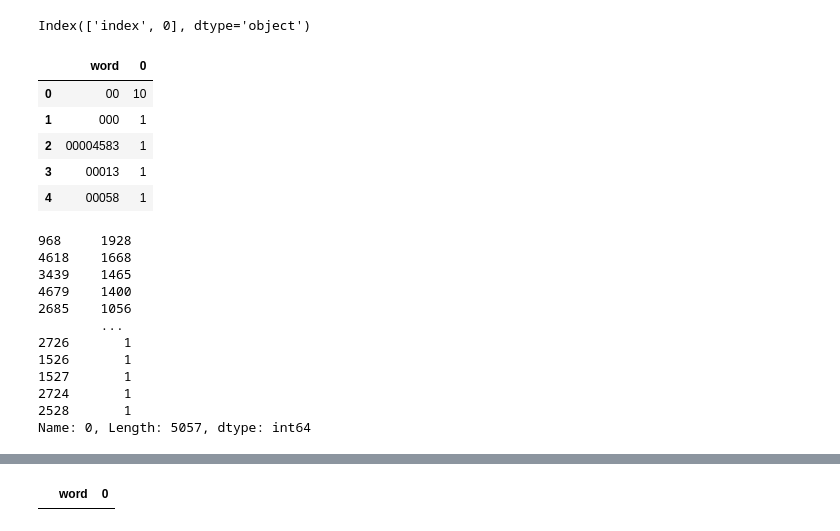
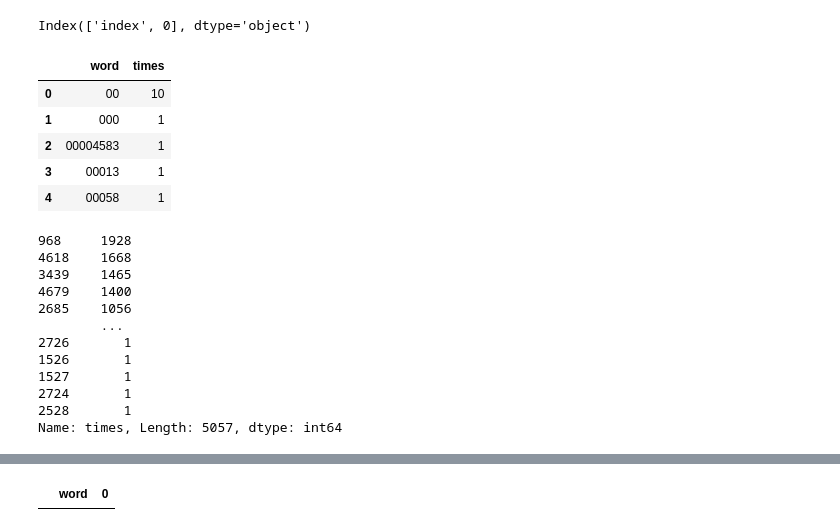
Before and after one commit to MarcBernstein0/raizel-practice-questions, a Jupyter notebook: notebook/Megan_NLP.ipynb, the cells around one changed output, grey strips where cells are left out. Saved outputs shown, nothing was run; the diff lists cells and outputs as text; code cells hidden in the pictures.

```diff
--- a/notebook/Megan_NLP.ipynb
+++ b/notebook/Megan_NLP.ipynb
@@ -212,17 +212,17 @@ df.columns
 # %% [output]
 Index(['index', 0], dtype='object')
 # %%
-df = df.rename(columns={'index':'word', 'columns':'times'})
+df = df.rename(columns={'index':'word', 0:'times'})
 df.head()
 # %% [output]
-|  | word | 0 |
+|  | word | times |
 | 0 | 00 | 10 |
 | 1 | 000 | 1 |
 | 2 | 00004583 | 1 |
 | 3 | 00013 | 1 |
 | 4 | 00058 | 1 |
 # %%
-df[0].sort_values(ascending=False)
+df['times'].sort_values(ascending=False)
 # %% [output]
 968     1928
 4618    1668
@@ -235,4 +235,4 @@ df[0].sort_values(ascending=False)
 1527       1
 2724       1
 2528       1
-Name: 0, Length: 5057, dtype: int64
+Name: times, Length: 5057, dtype: int64
```
Also changed, not shown: parts of 1 cell of this notebook.
